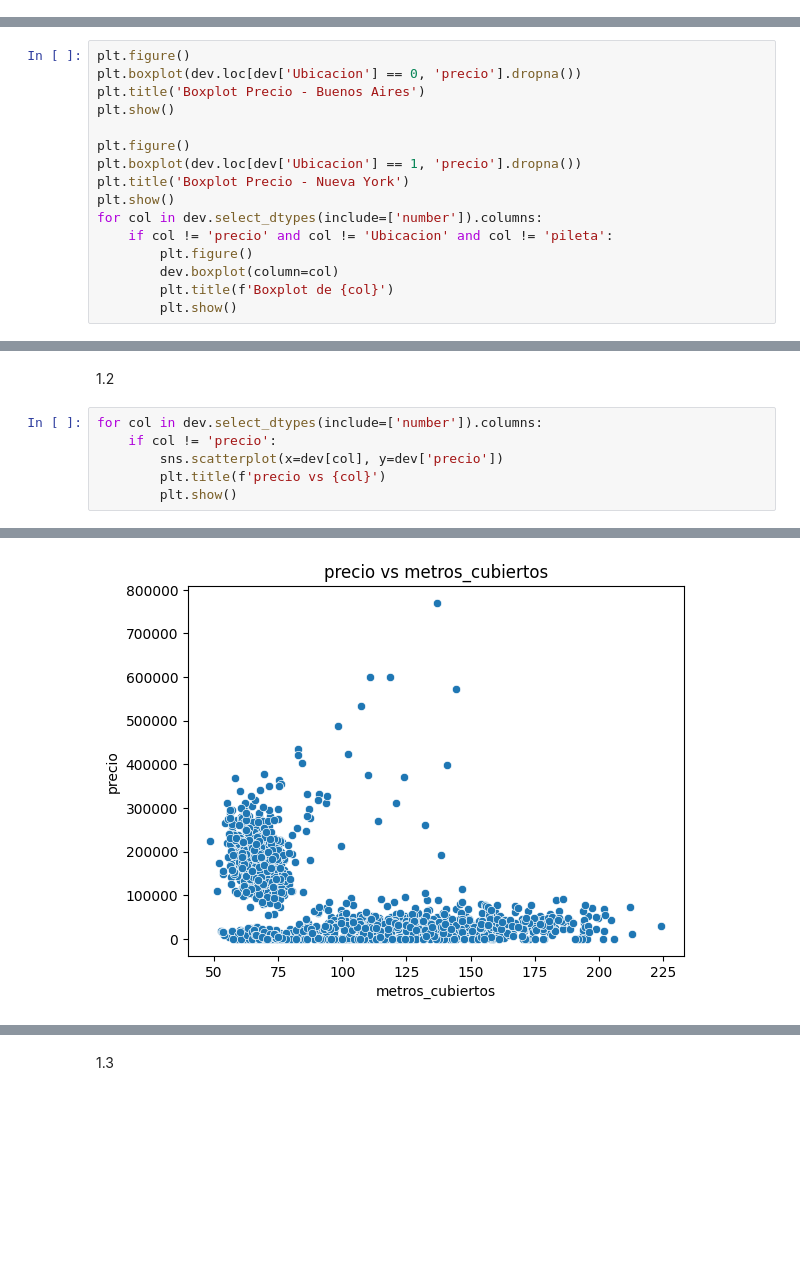
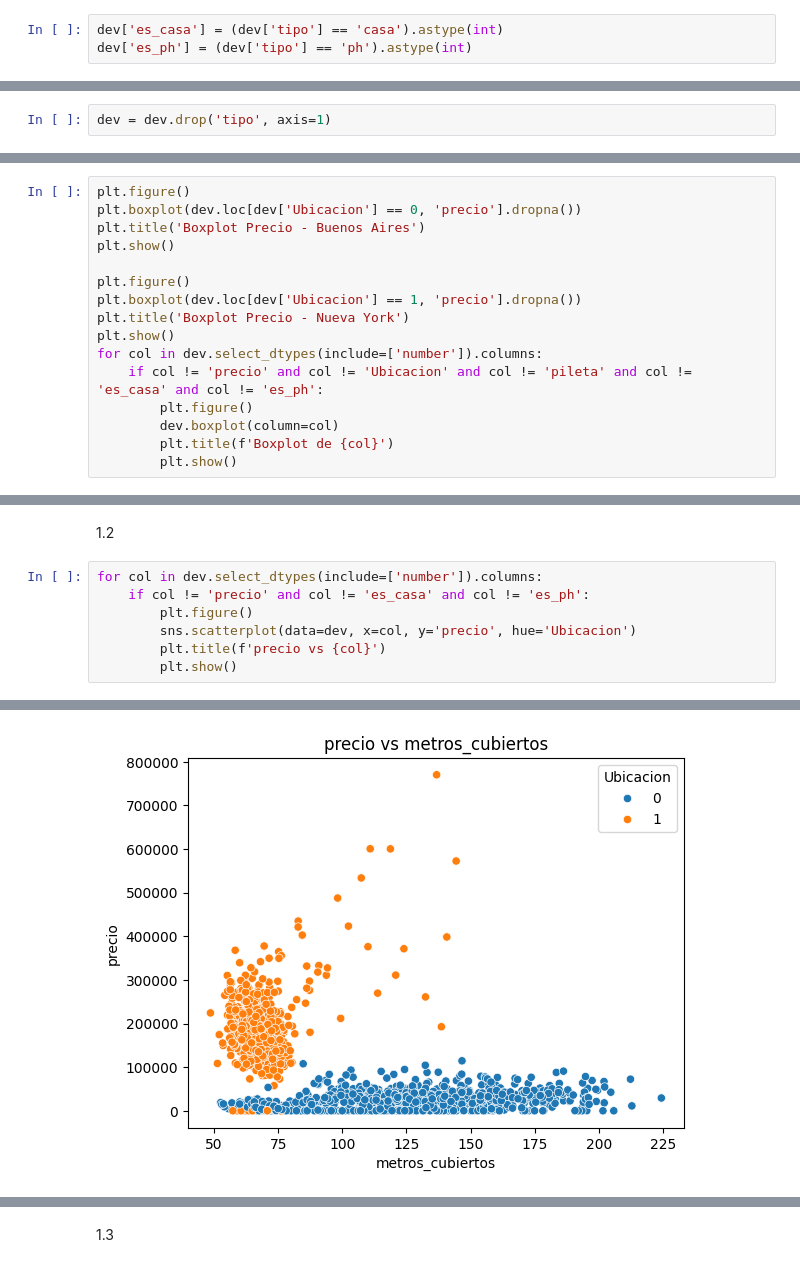
Before and after one commit to gineslopez11/TP1-ML-Gines, a Jupyter notebook: notebooks/Entrega_TP1.ipynb, the cells around one changed output, grey strips where cells are left out. Cells and saved outputs as stored; diff of their text form; blank space fills up the shorter version.

```diff
--- a/notebooks/Entrega_TP1.ipynb
+++ b/notebooks/Entrega_TP1.ipynb
@@ -117,0 +121,3 @@ dev = dev.drop('unidades',axis=1)
+# %%
+dev['es_casa'] = (dev['tipo'] == 'casa').astype(int)
+dev['es_ph'] = (dev['tipo'] == 'ph').astype(int)
@@ -118,3 +128,5 @@ dev = dev.drop('unidades',axis=1)
+# %%
+dev = dev.drop('tipo', axis=1)
 # %% [markdown]
 Analizo rango de precios en Argentina
 # %%
@@ -169,7 +181,7 @@ plt.boxplot(dev.loc[dev['Ubicacion'] == 1, 'precio'].dropna())
 plt.title('Boxplot Precio - Nueva York')
 plt.show()
 for col in dev.select_dtypes(include=['number']).columns:
-	if col != 'precio' and col != 'Ubicacion' and col != 'pileta':
+	if col != 'precio' and col != 'Ubicacion' and col != 'pileta' and col != 'es_casa' and col != 'es_ph':
 		plt.figure()
 		dev.boxplot(column=col)
 		plt.title(f'Boxplot de {col}')
@@ -219,8 +228,9 @@ Solucion: aplicar transformacionesm
 1.2
 # %%
 for col in dev.select_dtypes(include=['number']).columns:
-    if col != 'precio':
-        sns.scatterplot(x=dev[col], y=dev['precio'])
+    if col != 'precio' and col != 'es_casa' and col != 'es_ph':
+        plt.figure()
+        sns.scatterplot(data=dev, x=col, y='precio', hue='Ubicacion')
         plt.title(f'precio vs {col}')
         plt.show()
 # %% [output]
@@ -228 +238 @@ for col in dev.select_dtypes(include=['number']).columns:
-[figure, old version]
+[figure, new version]
```
Also changed, not shown: parts of 14 cells of this notebook, 3 other files.
